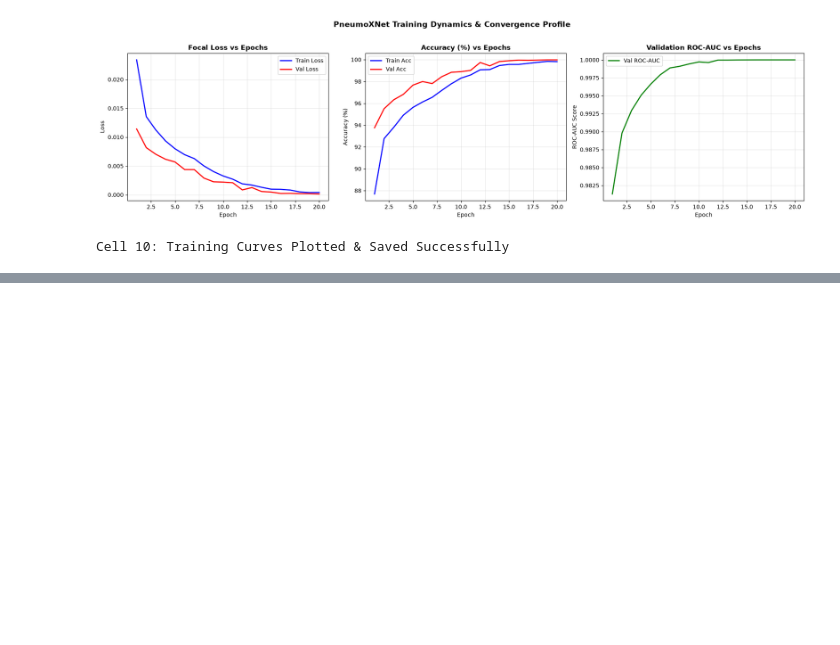
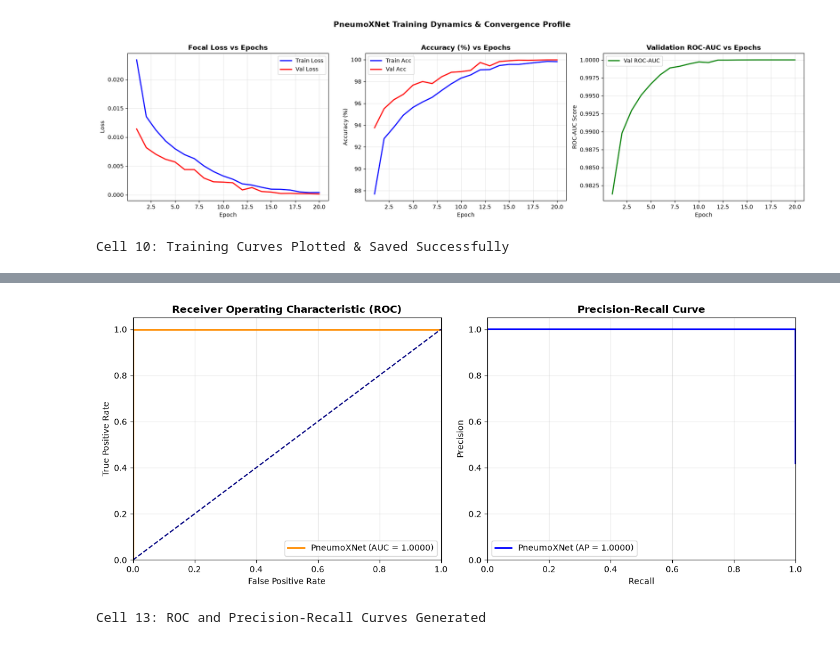
Before and after one commit to jaimulhaque/Pneumonia-MultiModel-XAI, a Jupyter notebook: notebooks/14_PneumoXNet_Baseline_Training.ipynb, the cells around one changed output, grey strips where cells are left out. Cells and saved outputs as stored; diff of their text form; code cells hidden in the pictures; blank space fills up the shorter version.

```diff
--- a/notebooks/14_PneumoXNet_Baseline_Training.ipynb
+++ b/notebooks/14_PneumoXNet_Baseline_Training.ipynb
@@ -578,0 +664,41 @@ Cell 10: Training Curves Plotted & Saved Successfully
+# %%
+# ============================================================
+# Cell 13: ROC-AUC and Precision-Recall Curves
+# ============================================================
+from sklearn.metrics import roc_curve, precision_recall_curve, average_precision_score
+
+fpr, tpr, _ = roc_curve(test_labels, test_probs)
+precision, recall, _ = precision_recall_curve(test_labels, test_probs)
+ap_score = average_precision_score(test_labels, test_probs)
+
+fig, axes = plt.subplots(1, 2, figsize=(12, 5))
+
+# 1. ROC Curve
+axes[0].plot(fpr, tpr, color='darkorange', lw=2, label=f'PneumoXNet (AUC = {test_auc:.4f})')
+axes[0].plot([0, 1], [0, 1], color='navy', lw=1.5, linestyle='--')
+axes[0].set_xlim([0.0, 1.0])
+axes[0].set_ylim([0.0, 1.05])
+axes[0].set_xlabel('False Positive Rate')
+axes[0].set_ylabel('True Positive Rate')
+axes[0].set_title('Receiver Operating Characteristic (ROC)', fontsize=12, fontweight='bold')
+axes[0].legend(loc="lower right")
+axes[0].grid(True, alpha=0.3)
+
+# 2. Precision-Recall Curve
+axes[1].plot(recall, precision, color='blue', lw=2, label=f'PneumoXNet (AP = {ap_score:.4f})')
+axes[1].set_xlim([0.0, 1.0])
+axes[1].set_ylim([0.0, 1.05])
+axes[1].set_xlabel('Recall')
+axes[1].set_ylabel('Precision')
+axes[1].set_title('Precision-Recall Curve', fontsize=12, fontweight='bold')
+axes[1].legend(loc="lower left")
+axes[1].grid(True, alpha=0.3)
+
+plt.tight_layout()
+plt.savefig(RESULTS_DIR / "pneumoxnet_roc_pr_curves.png", dpi=300, bbox_inches='tight')
+plt.show()
+
+print("Cell 13: ROC and Precision-Recall Curves Generated")
+# %% [output]
+[figure, added]
+Cell 13: ROC and Precision-Recall Curves Generated
```
Also changed, not shown: parts of 3 cells of this notebook.
